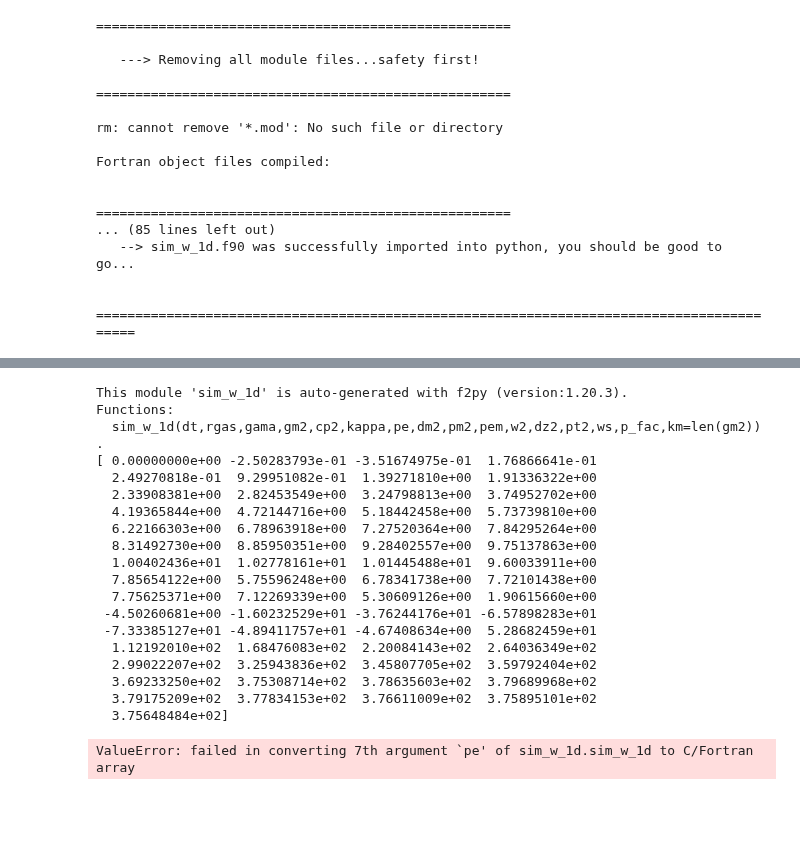
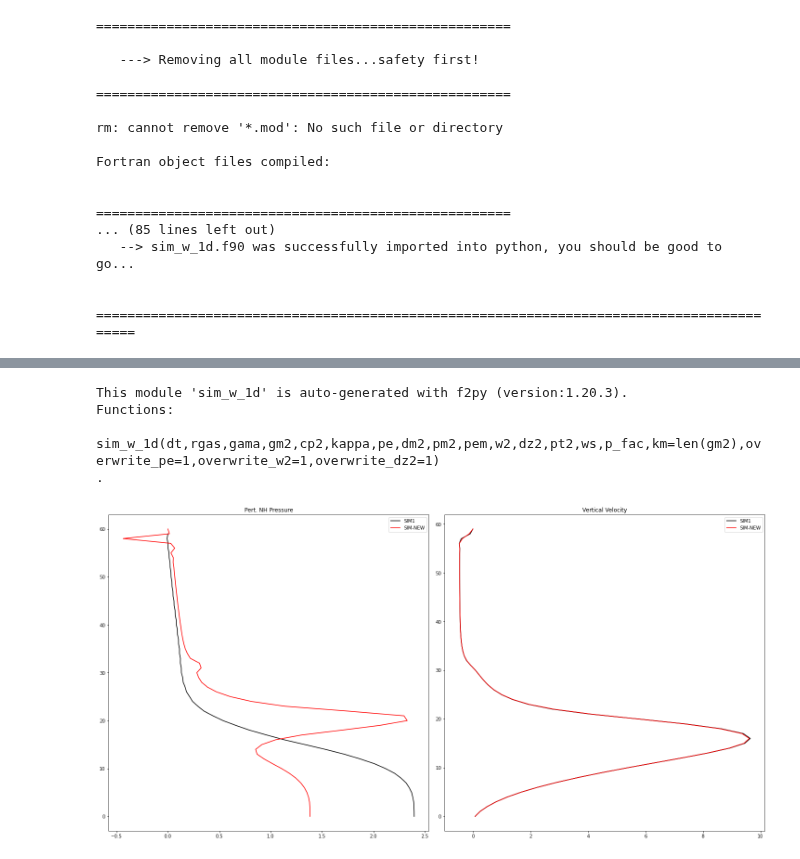
Before and after one commit to louiswicker/CAM_analysis_tools, a Jupyter notebook: nh_utils/nh_tests_new.ipynb, the cells around one changed output, grey strips where cells are left out. Cells and saved outputs as stored; diff of their text form; code cells hidden in the pictures; blank space fills up the shorter version.

Commit message:
Fixed fortran code - closer to working.

```diff
--- a/nh_utils/nh_tests_new.ipynb
+++ b/nh_utils/nh_tests_new.ipynb
@@ -252,9 +251,9 @@ print(ntime)
 
 for key in ['k', 'pe', 'pm2', 'w2', 'dz2', 'dm2', 'pt2', 'cp2', 'gm2']:
 
-    before[key] = dfPre[key].to_numpy().reshape(ntime,nz)
+    before[key] = dfPre[key].to_numpy(dtype='float32').reshape(ntime,nz)
 
-before['pem'] = df_pE[0].to_numpy().reshape(ntime, nz+1)
+before['pem'] = df_pE[0].to_numpy(dtype='float32').reshape(ntime, nz+1)
 
 
 df1 = pd.read_fwf("fort/fort.97",header=None)
@@ -269,7 +268,7 @@ after = {}
 
 for key in ['k', 'pe', 'pm2', 'w2', 'dz2', 'dm2']:
 
-    after[key] = dfPost[key].to_numpy().reshape(ntime,nz)
+    after[key] = dfPost[key].to_numpy(dtype='float32').reshape(ntime,nz)
 
 ########################################################################
 
@@ -281,6 +280,6 @@ data['NEW_PE'], data['NEW_DZ'],data['NEW_W'] = after['pe'][time], after['dz2'][t
 
 data['OLD_PE'], data['OLD_DZ'], data['OLD_W'] = before['pe'][time], before['dz2'][time], before['w2'][time]
 
-write_Z_profile(data)
+#write_Z_profile(data)
 # %% [output]
 324
@@ -303,58 +286,56 @@ write_Z_profile(data)
 # %%
 import sim_w_1d
 
 sim_w_1d = reload(sim_w_1d)
-
 
 print(sim_w_1d.__doc__)
 
 dt    =  0.166666666666667
 rgas  = 287.050000000000
 gama  = 1.40004180893318
 kappa = 0.285735616165638
 p_fac = 0.000000000000000
 ws    = 0.0
 
 time = 300
 
-pe = np.zeros((nz+1,))
+pe = np.zeros((nz+1,), dtype='float32')
 pe[1:] = before['pe'][time,:]
 
-print(pe)
+dz2 = before['dz2'][time,:].copy()
+w2  = before['w2'][time,:].copy()
 
-#This module 'sim_w_1d' is auto-generated with f2py (version:1.20.3).
-#Functions:
-# sim_w_1d(dt, rgas, gama, gm2, cp2, kappa, dm2, pm2, pem, w1, dz1, pt2, ws, p_fac, km=len(gm2))
-
-data = {}
-
-data['OLD_PE'], data['OLD_DZ'], data['OLD_W'] = before['pe'][time], before['dz2'][time], before['w2'][time]
-
+# print(np.obj2sctype(dz2))
+# print(np.obj2sctype(w2))
 
 sim_w_1d.sim_w_1d(dt, rgas, gama, before['gm2'][time,:], before['cp2'][time,:], kappa, pe, \
                                                          before['dm2'][time,:], before['pm2'][time,:], before['pem'][time,:], \
-                                                                 before['w2'][time,:],  before['dz2'][time,:], before['pt2'][time,:], ws, p_fac)
+                                                         w2,  dz2, before['pt2'][time,:], ws, p_fac)
 
-write_Z_profile(data,data_keys = ['OLD_PE', 'NEW_PE', 'NEW_DZ', 'OLD_W', 'NEW_W'] )
+#write_Z_profile(data,data_keys = ['OLD_PE', 'NEW_PE', 'OLD_DZ', 'NEW_DZ', 'OLD_W', 'NEW_W'] )
+
+km = w2.shape[0]
+
+fig, axes = plt.subplots(1,2, constrained_layout=True,figsize=(20,10))
+
+ax = axes[0]
+
+ax.plot(0.01*after['pe'][time,::-1], np.arange(km), color='k', label='SIM1')
+ax.plot(0.01*pe[::-1], np.arange(km+1), color='r', label='SIM-NEW')
+ax.set_title('Pert. NH Pressure')
+ax.legend()
+
+ax = axes[1]
+
+ax.plot(after['w2'][time,::-1], np.arange(km), color='k', label='SIM1')
+ax.plot(w2[::-1], np.arange(km), color='r', label='SIM-NEW')
+ax.set_title('Vertical Velocity')
+ax.legend()
+
+plt.show()
 # %% [output]
 This module 'sim_w_1d' is auto-generated with f2py (version:1.20.3).
 Functions:
-  sim_w_1d(dt,rgas,gama,gm2,cp2,kappa,pe,dm2,pm2,pem,w2,dz2,pt2,ws,p_fac,km=len(gm2))
+  sim_w_1d(dt,rgas,gama,gm2,cp2,kappa,pe,dm2,pm2,pem,w2,dz2,pt2,ws,p_fac,km=len(gm2),overwrite_pe=1,overwrite_w2=1,overwrite_dz2=1)
 .
-[ 0.00000000e+00 -2.50283793e-01 -3.51674975e-01  1.76866641e-01
-  2.49270818e-01  9.29951082e-01  1.39271810e+00  1.91336322e+00
-  2.33908381e+00  2.82453549e+00  3.24798813e+00  3.74952702e+00
-  4.19365844e+00  4.72144716e+00  5.18442458e+00  5.73739810e+00
-  6.22166303e+00  6.78963918e+00  7.27520364e+00  7.84295264e+00
-  8.31492730e+00  8.85950351e+00  9.28402557e+00  9.75137863e+00
-  1.00402436e+01  1.02778161e+01  1.01445488e+01  9.60033911e+00
-  7.85654122e+00  5.75596248e+00  6.78341738e+00  7.72101438e+00
-  7.75625371e+00  7.12269339e+00  5.30609126e+00  1.90615660e+00
- -4.50260681e+00 -1.60232529e+01 -3.76244176e+01 -6.57898283e+01
- -7.33385127e+01 -4.89411757e+01 -4.67408634e+00  5.28682459e+01
-  1.12192010e+02  1.68476083e+02  2.20084143e+02  2.64036349e+02
-  2.99022207e+02  3.25943836e+02  3.45807705e+02  3.59792404e+02
-  3.69233250e+02  3.75308714e+02  3.78635603e+02  3.79689968e+02
-  3.79175209e+02  3.77834153e+02  3.76611009e+02  3.75895101e+02
-  3.75648484e+02]
-ValueError: failed in converting 7th argument `pe' of sim_w_1d.sim_w_1d to C/Fortran array
+[figure, added]
```
Also changed, not shown: parts of 2 cells of this notebook, 1 other file.
